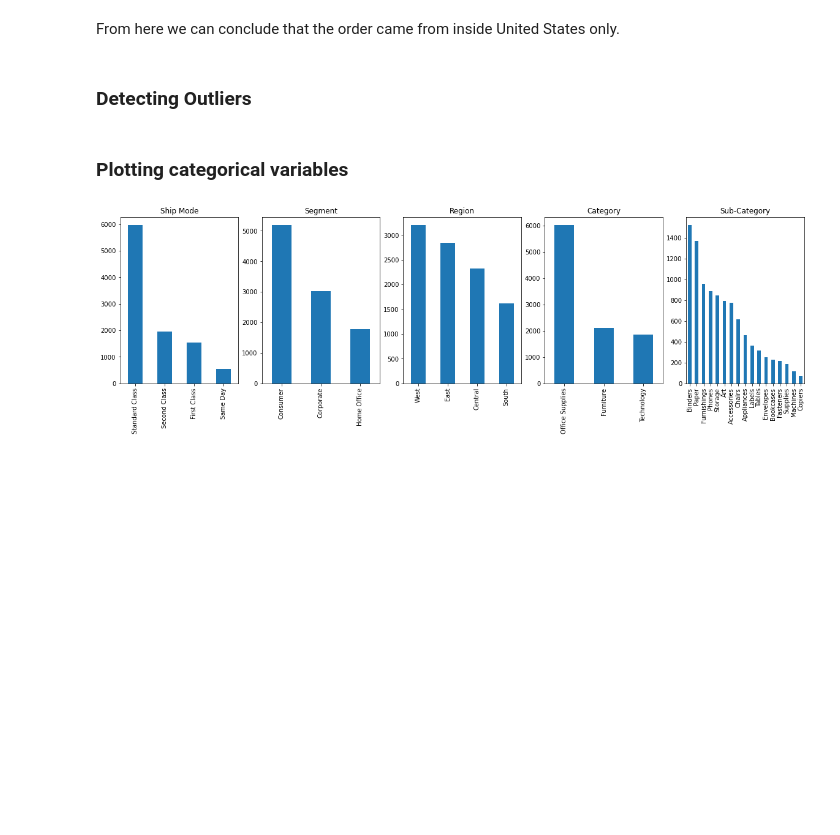
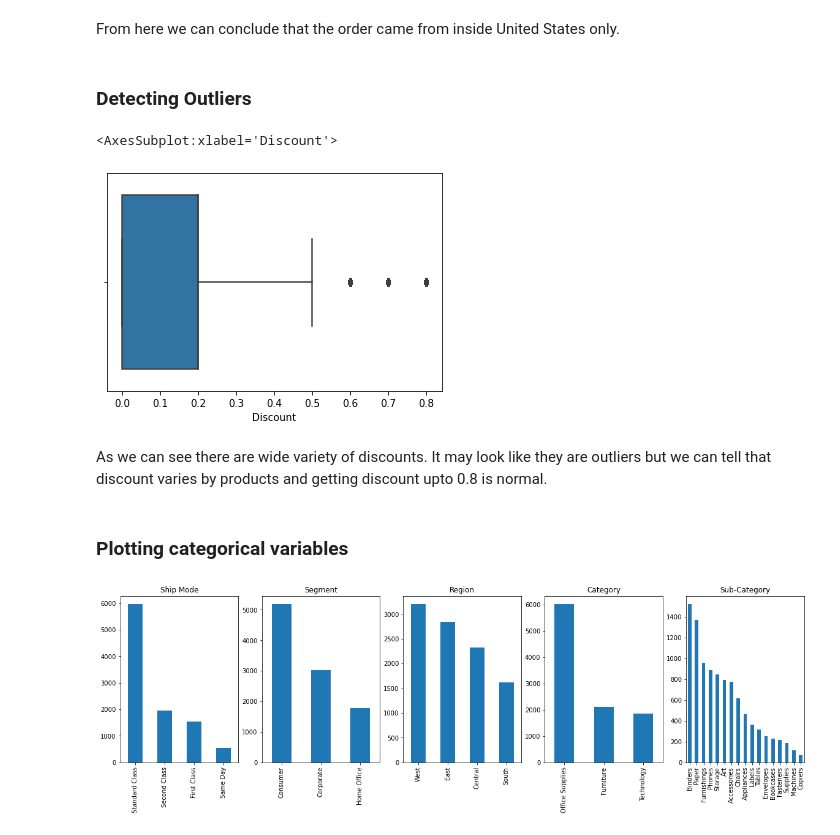
Before and after one commit to bjupreti/superstore_data_analysis, a Jupyter notebook: superstore_eda.ipynb, the cells around one changed output. Saved outputs shown, nothing was run; the diff lists cells and outputs as text; code cells hidden in the pictures; blank space fills up the shorter version.

```diff
--- a/superstore_eda.ipynb
+++ b/superstore_eda.ipynb
@@ -185,3 +178,10 @@ From here we can conclude that the order came from inside United States only.
+# %%
+sns.boxplot(superstore_df['Discount'])
+# %% [output]
+<AxesSubplot:xlabel='Discount'>
+[figure, added]
+# %% [markdown]
+As we can see there are wide variety of discounts. It may look like they are outliers but we can tell that discount varies by products and getting discount upto 0.8 is normal.
 # %% [markdown]
 ### Plotting categorical variables
 # %%
```
Also changed, not shown: parts of 29 cells of this notebook.
